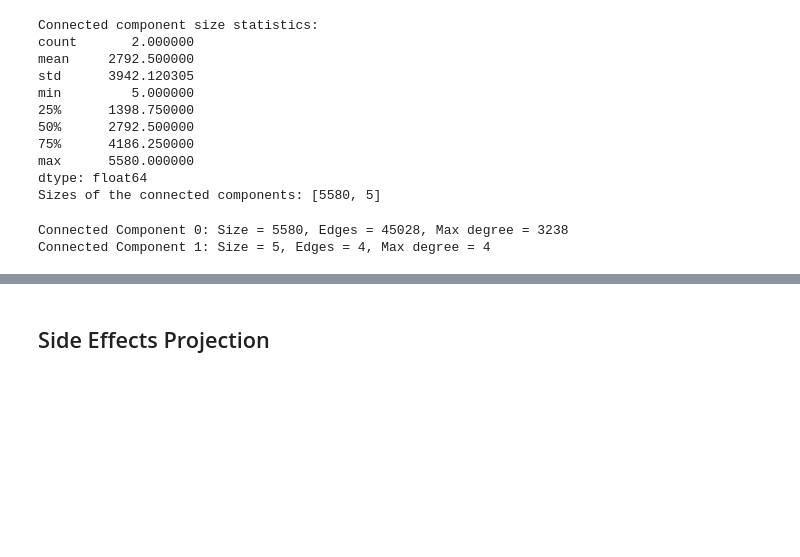
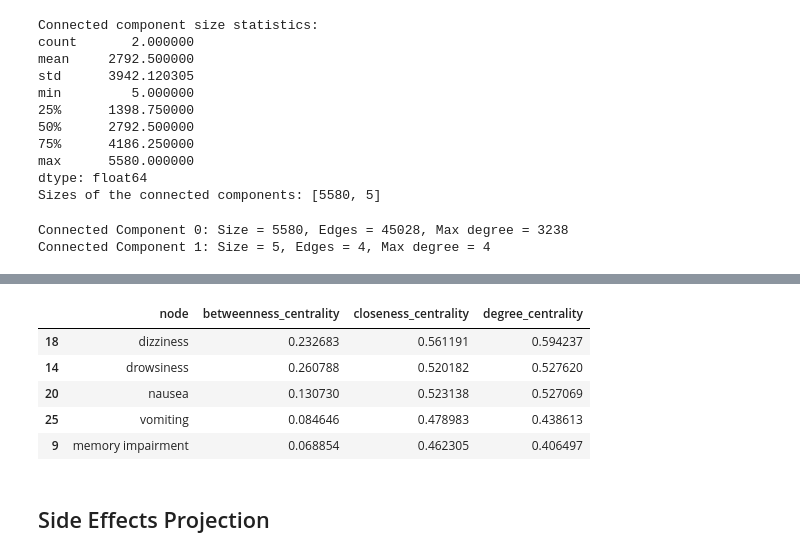
Before and after one commit to MylenaRoberta/medications-and-side-effects-networks, a Jupyter notebook: notebooks/03_initial-network-analysis.ipynb, the cells around one changed output, grey strips where cells are left out. Saved outputs shown, nothing was run; the diff lists cells and outputs as text; code cells hidden in the pictures; blank space fills up the shorter version.

```diff
--- a/notebooks/03_initial-network-analysis.ipynb
+++ b/notebooks/03_initial-network-analysis.ipynb
@@ -238,3 +185,19 @@ for u, v, coeff in top_jaccard:
+# %%
+# sort the dataframe by betweenness centrality and show top 5 nodes
+centrality_df.sort_values(by='betweenness_centrality', ascending=False).head()
+
+# sort the dataframe by closeness centrality and show top 5 nodes
+centrality_df.sort_values(by='closeness_centrality', ascending=False).head()
+
+# sort the dataframe by degree centrality and show top 5 nodes
+centrality_df.sort_values(by='degree_centrality', ascending=False).head()
+# %% [output]
+|  | node | betweenness_centrality | closeness_centrality | degree_centrality |
+| 18 | dizziness | 0.232683 | 0.561191 | 0.594237 |
+| 14 | drowsiness | 0.260788 | 0.520182 | 0.527620 |
+| 20 | nausea | 0.130730 | 0.523138 | 0.527069 |
+| 25 | vomiting | 0.084646 | 0.478983 | 0.438613 |
+| 9 | memory impairment | 0.068854 | 0.462305 | 0.406497 |
 # %% [markdown]
 ## Side Effects Projection
 # %%
```
Also changed, not shown: parts of 22 cells of this notebook, 1 other file.
